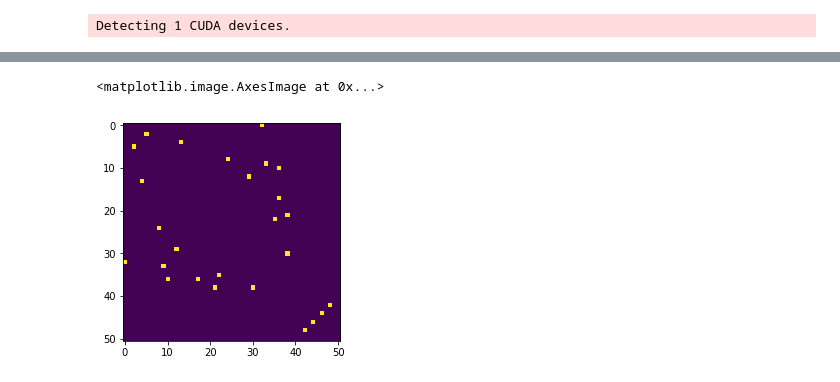
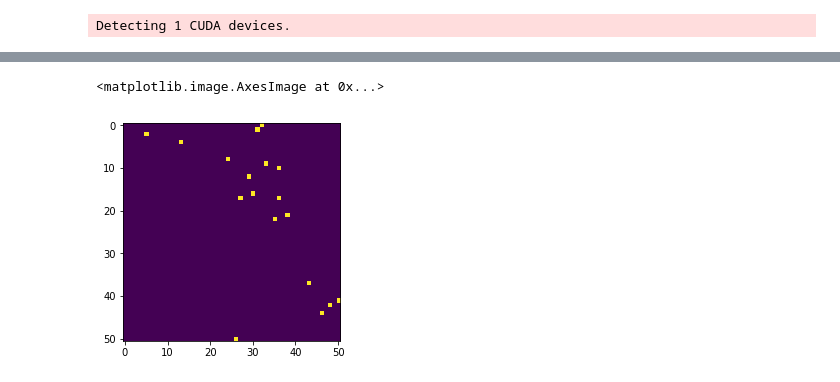
Before and after one commit to lucas-rosen1/finalproject, a Jupyter notebook: Learn_PC.ipynb, the cells around one changed output, grey strips where cells are left out. Cells and saved outputs as stored; diff of their text form; code cells hidden in the pictures.

```diff
--- a/Learn_PC.ipynb
+++ b/Learn_PC.ipynb
@@ -98,9 +98,14 @@ plt.colorbar()
-# %%
-dag_tot = (freqs>=.5).astype(int)
-plt.imshow(dag_tot)
-# %% [output]
-<matplotlib.image.AxesImage at 0x...>
-[figure, removed]
+# %%
+dag_tot = (freqs>=.5).astype(int)
+# Arbitrarily choose an orientation
+for i in range(dag_tot.shape[0]):
+    for j in range(dag_tot.shape[1]):
+        if dag_tot[i,j]==1 and dag_tot[j,i]==1:
+            dag_tot[j,i] = 0
+plt.imshow(dag_tot)
+# %% [output]
+<matplotlib.image.AxesImage at 0x...>
+[figure, added]
 # %%
 #Check out off diagonal ones
 ones = np.argwhere(dag_tot)
```
Also changed, not shown: parts of 4 cells of this notebook, 6 other files.
